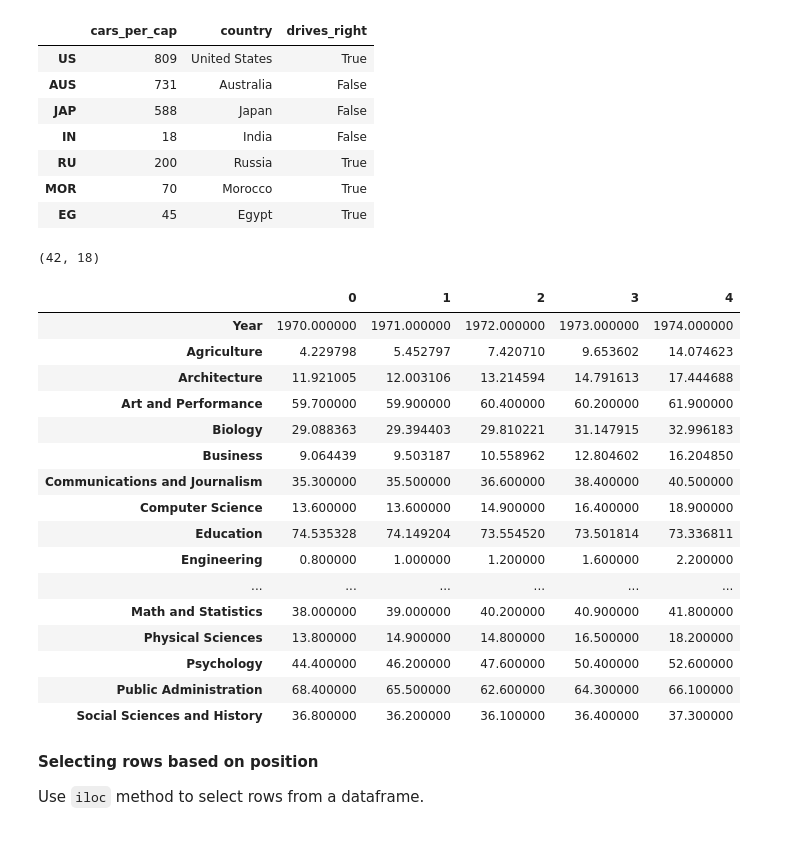
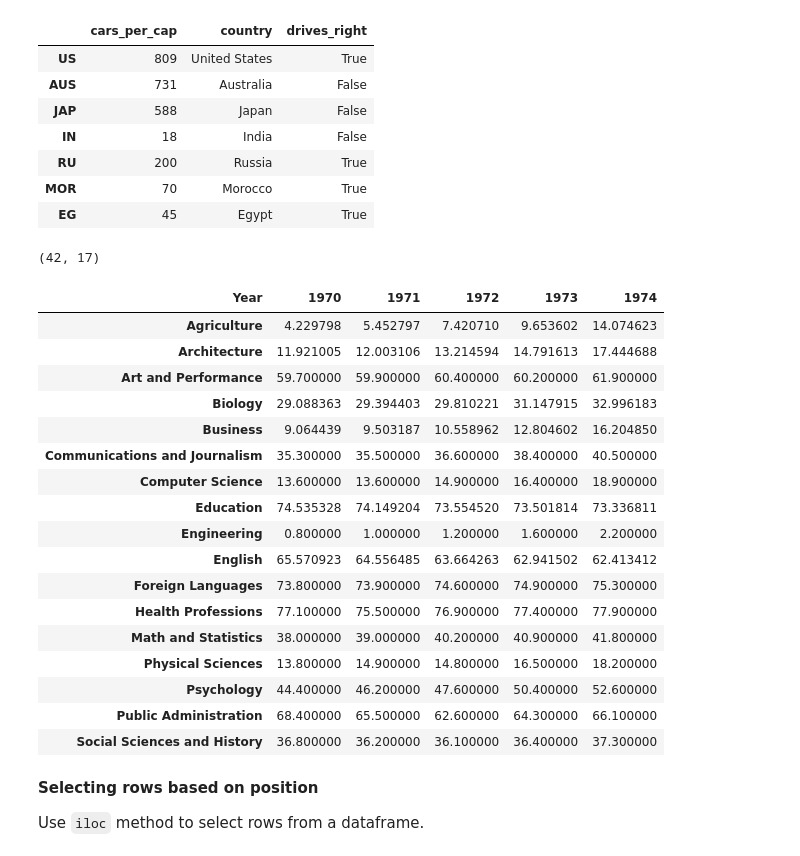
Before and after one commit to TheBoyMoe/DataScience-Repo, a Jupyter notebook: 00-data-science-review/05-pandas-basics.ipynb, the cells around one changed output. Cells and saved outputs as stored; diff of their text form; code cells hidden in the pictures.

```diff
--- a/05-Pandas/review/01-pandas-basics.ipynb
+++ b/00-data-science-review/05-pandas-basics.ipynb
@@ -64,13 +64,12 @@ pd.read_csv('../data/cars.csv', index_col=0)
 | MOR | 70 | Morocco | True |
 | EG | 45 | Egypt | True |
 # %%
-df = pd.read_csv('../data/percent-bachelors-degrees-women-usa.csv')
+df = pd.read_csv('./data/percent-bachelors-degrees-women-usa.csv', index_col=0)
 print(df.shape)
 df.head().T
 # %% [output]
-(42, 18)
+(42, 17)
-|  | 0 | 1 | 2 | 3 | 4 |
-| Year | 1970.000000 | 1971.000000 | 1972.000000 | 1973.000000 | 1974.000000 |
+| Year | 1970 | 1971 | 1972 | 1973 | 1974 |
 | Agriculture | 4.229798 | 5.452797 | 7.420710 | 9.653602 | 14.074623 |
 | Architecture | 11.921005 | 12.003106 | 13.214594 | 14.791613 | 17.444688 |
 | Art and Performance | 59.700000 | 59.900000 | 60.400000 | 60.200000 | 61.900000 |
@@ -80,7 +79,9 @@ df.head().T
 | Computer Science | 13.600000 | 13.600000 | 14.900000 | 16.400000 | 18.900000 |
 | Education | 74.535328 | 74.149204 | 73.554520 | 73.501814 | 73.336811 |
 | Engineering | 0.800000 | 1.000000 | 1.200000 | 1.600000 | 2.200000 |
-| ... | ... | ... | ... | ... | ... |
+| English | 65.570923 | 64.556485 | 63.664263 | 62.941502 | 62.413412 |
+| Foreign Languages | 73.800000 | 73.900000 | 74.600000 | 74.900000 | 75.300000 |
+| Health Professions | 77.100000 | 75.500000 | 76.900000 | 77.400000 | 77.900000 |
 | Math and Statistics | 38.000000 | 39.000000 | 40.200000 | 40.900000 | 41.800000 |
 | Physical Sciences | 13.800000 | 14.900000 | 14.800000 | 16.500000 | 18.200000 |
 | Psychology | 44.400000 | 46.200000 | 47.600000 | 50.400000 | 52.600000 |
```
Also changed, not shown: parts of 12 cells of this notebook, 2 other files.
